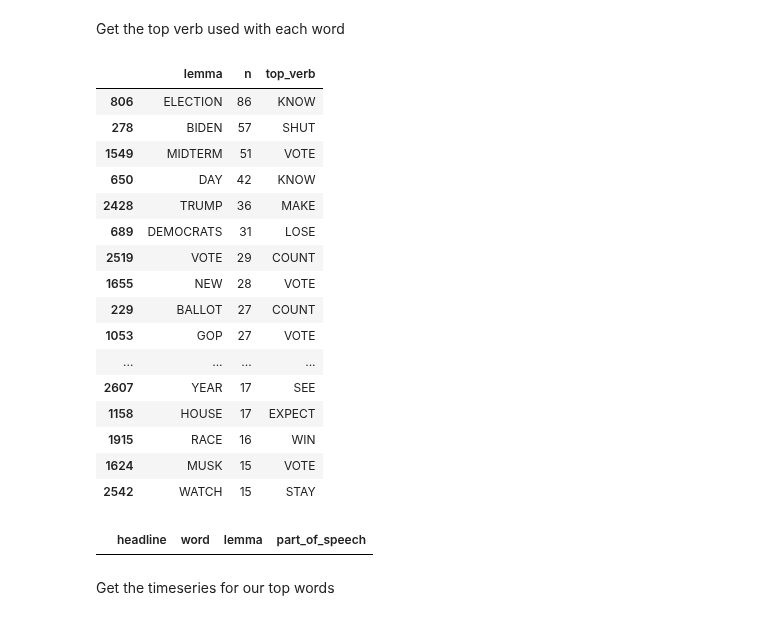
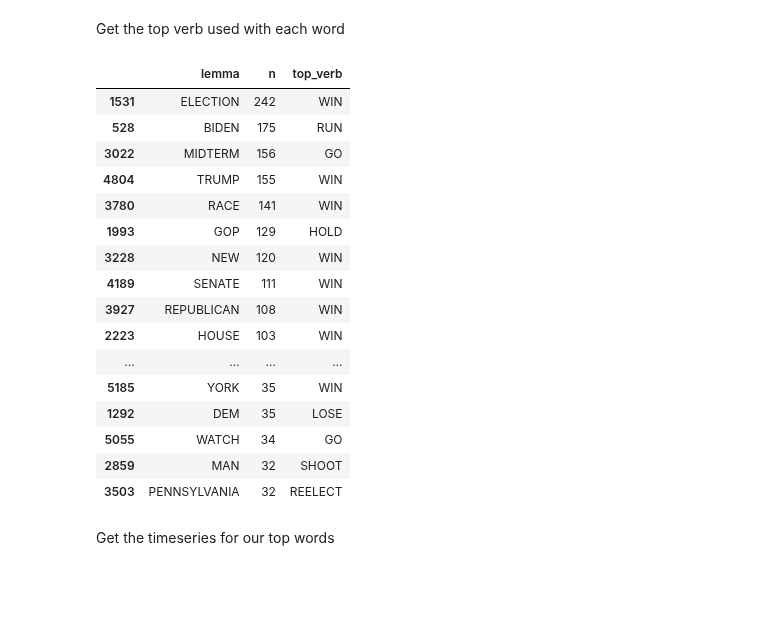
Before and after one commit to turbodatadrifter3tdi/news-homepages, a Jupyter notebook: notebooks/us-right-wing-entities.ipynb, the cells around one changed output. Cells and saved outputs as stored; diff of their text form; code cells hidden in the pictures; blank space fills up the shorter version.

```diff
--- a/notebooks/us-right-wing-entities.ipynb
+++ b/notebooks/us-right-wing-entities.ipynb
@@ -83,3 +96,7 @@ story_df.text = story_df.text.str.replace(r"\.{2,}", "", regex=True)
+# %%
+story_df = story_df[~story_df.text.str.lower().str.startswith("comments")]
+# %%
+story_df = story_df[~story_df.url.str.contains("https://trends.revcontent.com")]
 # %%
 story_df.earliest_date.value_counts()
 # %% [output]
@@ -94,5 +111,5 @@ Name: earliest_date, dtype: int64
 # %%
 story_df.url = story_df.url.str.strip()
 # %%
-today_df = story_df[story_df.earliest_date == '2022-11-08']
+today_df = story_df[story_df.earliest_date >= '2022-11-08']
 # %%
@@ -217,7 +204,7 @@ top_words = (
         .rename("n")
         .reset_index()
         .sort_values("n", ascending=False)
-        .head(25)
+        .head(50)
 )
 # %% [markdown]
 Get the top verb used with each word
@@ -264,29 +251,25 @@ def get_top_verb(lemma: str) -> str:
 # %%
 top_words['top_verb'] = top_words.lemma.apply(get_top_verb)
 # %%
-top_words.head(25)
+top_words.head(50)
 # %% [output]
 |  | lemma | n | top_verb |
-| 806 | ELECTION | 86 | KNOW |
-| 278 | BIDEN | 57 | SHUT |
-| 1549 | MIDTERM | 51 | VOTE |
-| 650 | DAY | 42 | KNOW |
-| 2428 | TRUMP | 36 | MAKE |
-| 689 | DEMOCRATS | 31 | LOSE |
-| 2519 | VOTE | 29 | COUNT |
-| 1655 | NEW | 28 | VOTE |
-| 229 | BALLOT | 27 | COUNT |
-| 1053 | GOP | 27 | VOTE |
+| 1531 | ELECTION | 242 | WIN |
+| 528 | BIDEN | 175 | RUN |
+| 3022 | MIDTERM | 156 | GO |
+| 4804 | TRUMP | 155 | WIN |
+| 3780 | RACE | 141 | WIN |
+| 1993 | GOP | 129 | HOLD |
+| 3228 | NEW | 120 | WIN |
+| 4189 | SENATE | 111 | WIN |
+| 3927 | REPUBLICAN | 108 | WIN |
+| 2223 | HOUSE | 103 | WIN |
 | ... | ... | ... | ... |
-| 2607 | YEAR | 17 | SEE |
-| 1158 | HOUSE | 17 | EXPECT |
-| 1915 | RACE | 16 | WIN |
-| 1624 | MUSK | 15 | VOTE |
-| 2542 | WATCH | 15 | STAY |
+| 5185 | YORK | 35 | WIN |
+| 1292 | DEM | 35 | LOSE |
+| 5055 | WATCH | 34 | GO |
+| 2859 | MAN | 32 | SHOOT |
+| 3503 | PENNSYLVANIA | 32 | REELECT |
-# %%
-qualified_df[qualified_df.lemma == "COMMENT"]
-# %% [output]
-|  | headline | word | lemma | part_of_speech |
 # %% [markdown]
 Get the timeseries for our top words
 # %%
```
Also changed, not shown: parts of 19 cells of this notebook, 2 other files.
